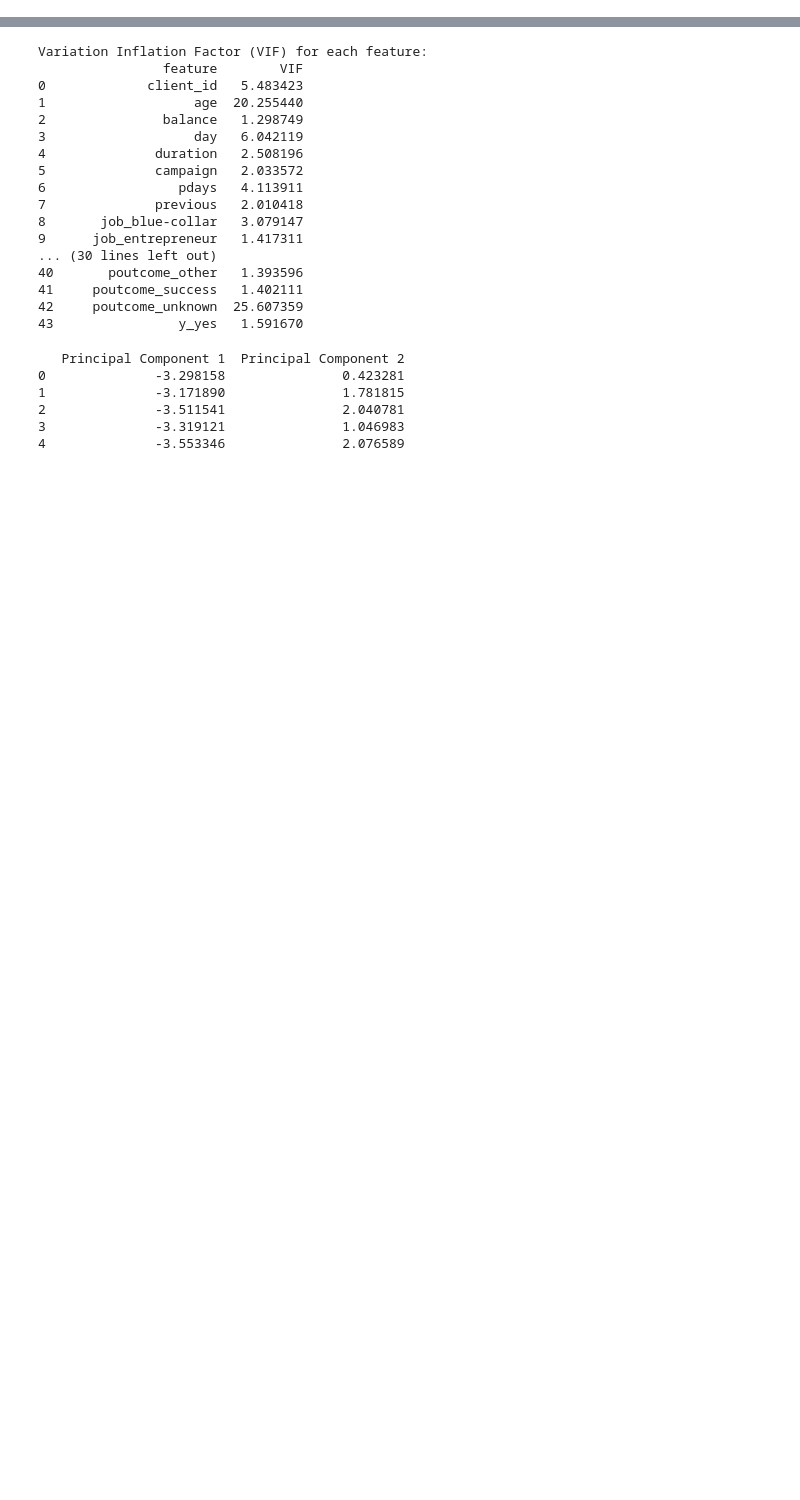
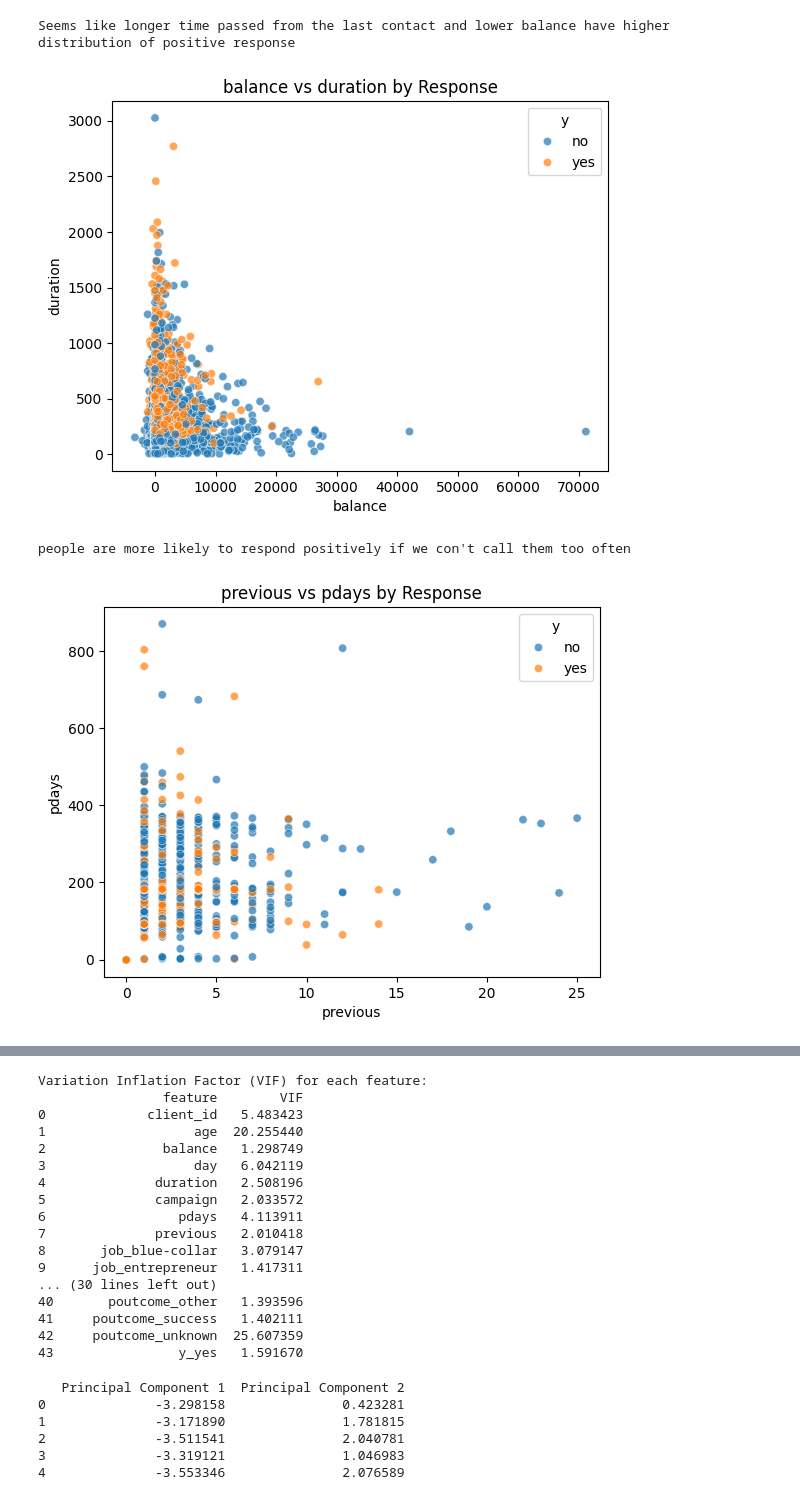
Before and after one commit to spyingcyclops/vijl, a Jupyter notebook: campaign.ipynb, the cells around one changed output, grey strips where cells are left out. Saved outputs shown, nothing was run; the diff lists cells and outputs as text; code cells hidden in the pictures; blank space fills up the shorter version.

```diff
--- a/campaign.ipynb
+++ b/campaign.ipynb
@@ -96 +162,21 @@ previous -0.003511  0.026196 -0.059114  0.018080 -0.067833  0.577562  1.000000
+# %%
+# Scatterplots
+def scatterplot_byresponse(data_source, x_axes, y_axes):
+        sns.scatterplot(data=data_source, x=x_axes, y=y_axes, hue='y', alpha=0.7)
+        plt.title(f'{x_axes} vs {y_axes} by Response')
+        plt.xlabel(x_axes)
+        plt.ylabel(y_axes)
+        plt.show()
+
+
+print("Seems like longer time passed from the last contact and lower balance have higher distribution of positive response:")
+scatterplot_byresponse(df, "balance", "duration")
+
+print("people are more likely to respond positively if we con't call them too often:")
+scatterplot_byresponse(df, "previous", "pdays")
+# %% [output]
+Seems like longer time passed from the last contact and lower balance have higher distribution of positive response
+[figure, added]
+people are more likely to respond positively if we con't call them too often
+[figure, added]
 # %%
```
Also changed, not shown: parts of 3 cells of this notebook.
